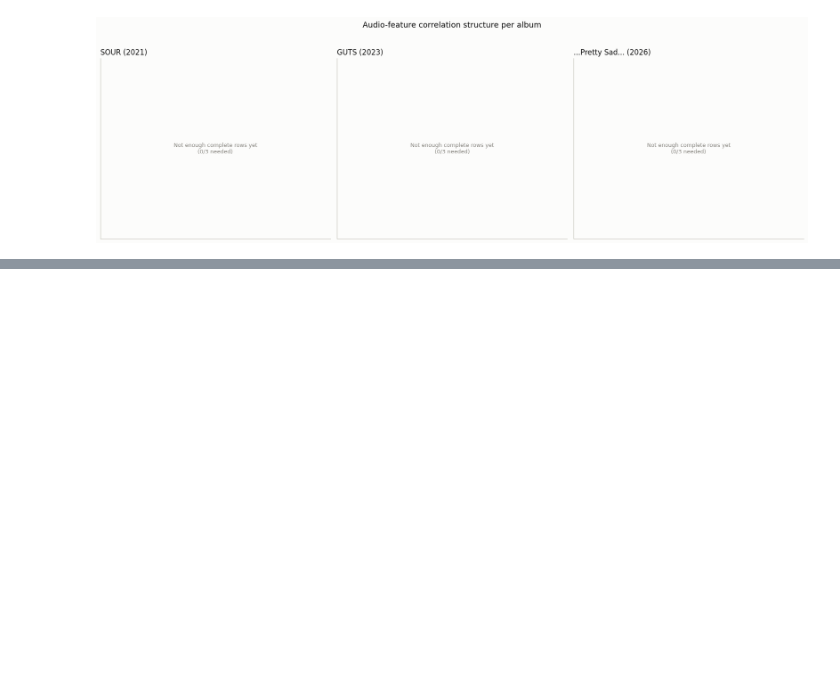
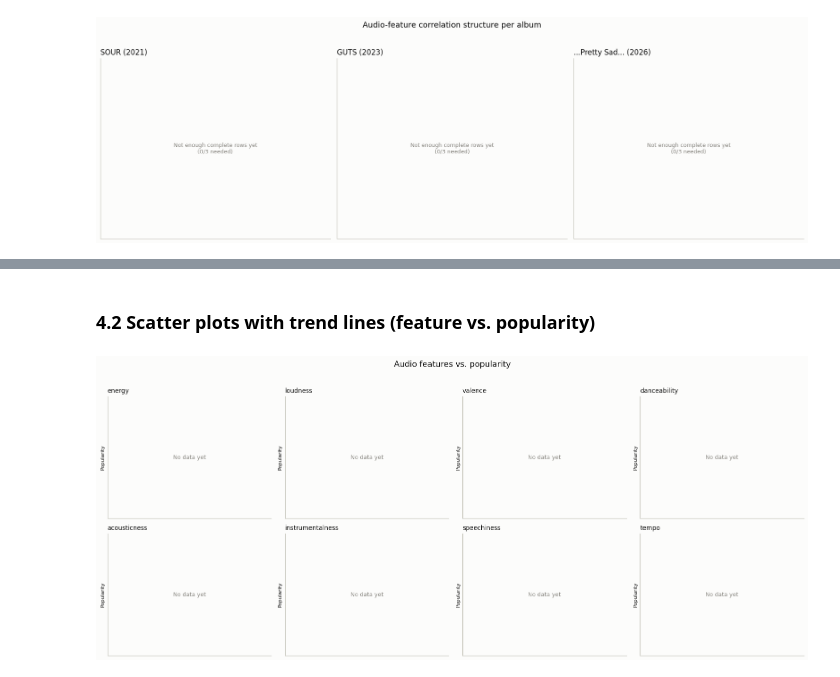
Before and after one commit to RasiShruthisuresh/OR3_Production_Project, a Jupyter notebook: notebooks/data_engineering_olivia_rodrigo.ipynb, the cells around one changed output, grey strips where cells are left out. Saved outputs shown, nothing was run; the diff lists cells and outputs as text; code cells hidden in the pictures; blank space fills up the shorter version.

```diff
--- a/notebooks/data_engineering_olivia_rodrigo.ipynb
+++ b/notebooks/data_engineering_olivia_rodrigo.ipynb
@@ -1006,0 +1015,17 @@ plot_correlation_matrices(tracks_clean, AUDIO_FEATURES)
+# %%
+from scipy import stats
+
+# Reloaded from disk, same independent-stage principle as Section 2 — chart_peaks.csv
+# isn't Spotify content, so unlike popularity it persists fine across sessions.
+chart_peaks = pd.read_csv(RAW_DIR / "chart_peaks.csv")
+
+engagement_df = tracks_clean.merge(
+    chart_peaks[["album", "single", "billboard_hot100_peak"]],
+    left_on=["album", "title"], right_on=["album", "single"], how="left",
+).drop(columns=["single"])
+
+n_singles = engagement_df["billboard_hot100_peak"].notna().sum()
+n_popularity = engagement_df["spotify_popularity"].notna().sum()
+print(f"{len(engagement_df)} tracks total | {n_singles} matched to a charting single | "
+      f"{n_popularity} have a Spotify popularity score")
+engagement_df[["album", "title", "spotify_popularity", "billboard_hot100_peak"]].head(12)
@@ -1006,0 +1101,40 @@ plot_correlation_matrices(tracks_clean, AUDIO_FEATURES)
+# %% [markdown]
+### 4.2 Scatter plots with trend lines (feature vs. popularity)
+# %%
+def plot_engagement_scatter(df: pd.DataFrame, features: list, engagement_col: str, ylabel: str):
+    n_cols = 4
+    n_rows = -(-len(features) // n_cols)
+    fig, axes = plt.subplots(n_rows, n_cols, figsize=(4 * n_cols, 3.3 * n_rows))
+    axes = axes.flatten()
+
+    for ax, feature in zip(axes, features):
+        paired = df[[feature, engagement_col, "album"]].dropna(subset=[feature, engagement_col])
+        if len(paired) < 3:
+            ax.text(0.5, 0.5, "No data yet", ha="center", va="center", color="#898781",
+                     fontsize=9, transform=ax.transAxes)
+            ax.set_xticks([])
+            ax.set_yticks([])
+        else:
+            for album in ALBUM_ORDER:
+                pts = paired[paired["album"] == album]
+                if pts.empty:
+                    continue
+                ax.scatter(pts[feature], pts[engagement_col], color=ALBUM_COLORS[album], s=40,
+                            alpha=0.85, edgecolor="#fcfcfb", linewidth=1, zorder=2)
+            coeffs = np.polyfit(paired[feature], paired[engagement_col], 1)
+            xs = np.linspace(paired[feature].min(), paired[feature].max(), 50)
+            ax.plot(xs, np.polyval(coeffs, xs), color="#52514e", linewidth=1.5, linestyle="--", zorder=1)
+        ax.set_title(feature, fontsize=10, loc="left")
+        ax.set_ylabel(ylabel, fontsize=8)
+
+    for ax in axes[len(features):]:
+        ax.axis("off")
+
+    fig.suptitle(f"Audio features vs. {ylabel.lower()}", fontsize=13, y=1.02)
+    fig.tight_layout()
+    plt.show()
+
+
+plot_engagement_scatter(engagement_df, AUDIO_FEATURES, "spotify_popularity", "Popularity")
+# %% [output]
+[figure, added]
```
Also changed, not shown: parts of 6 cells of this notebook.
